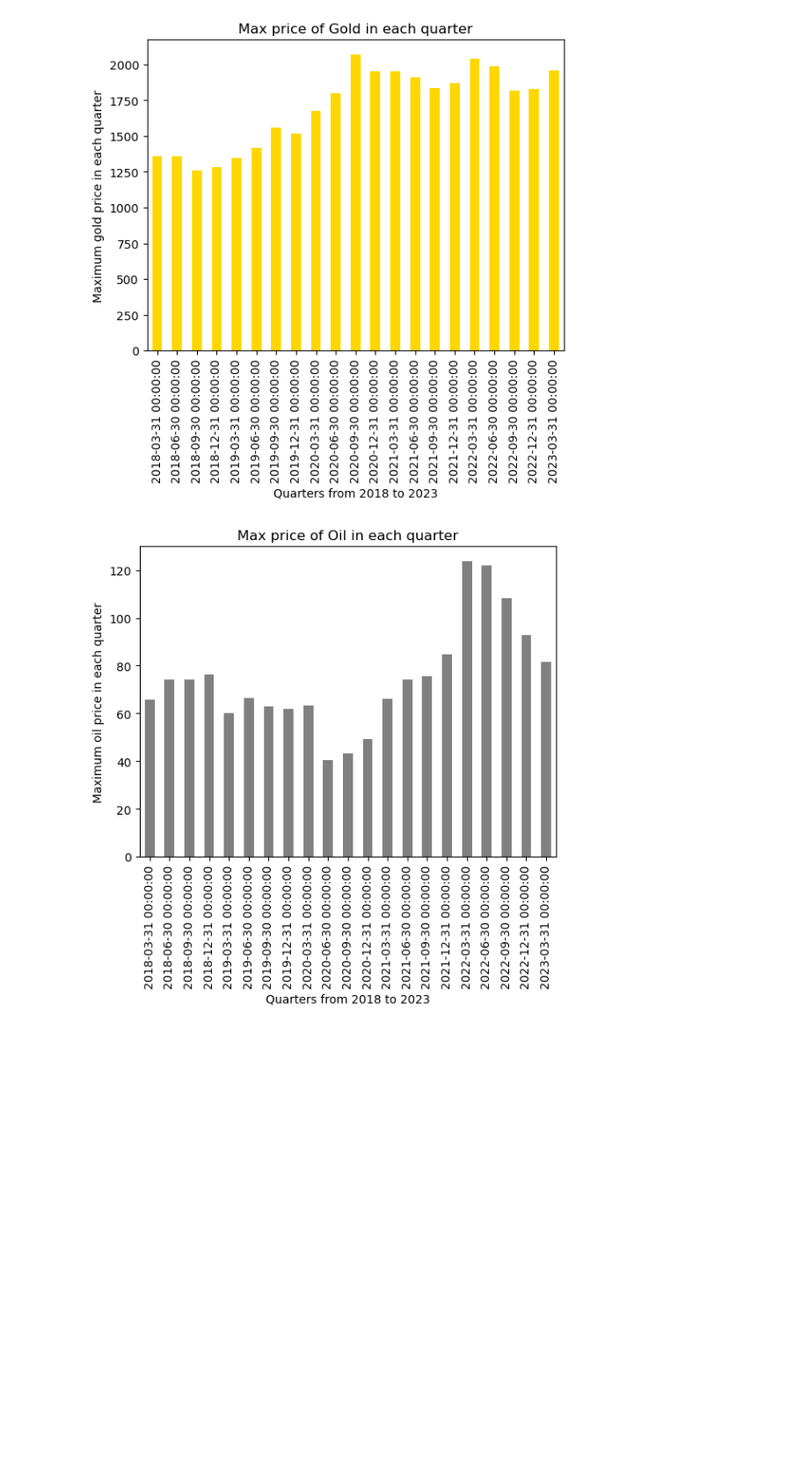
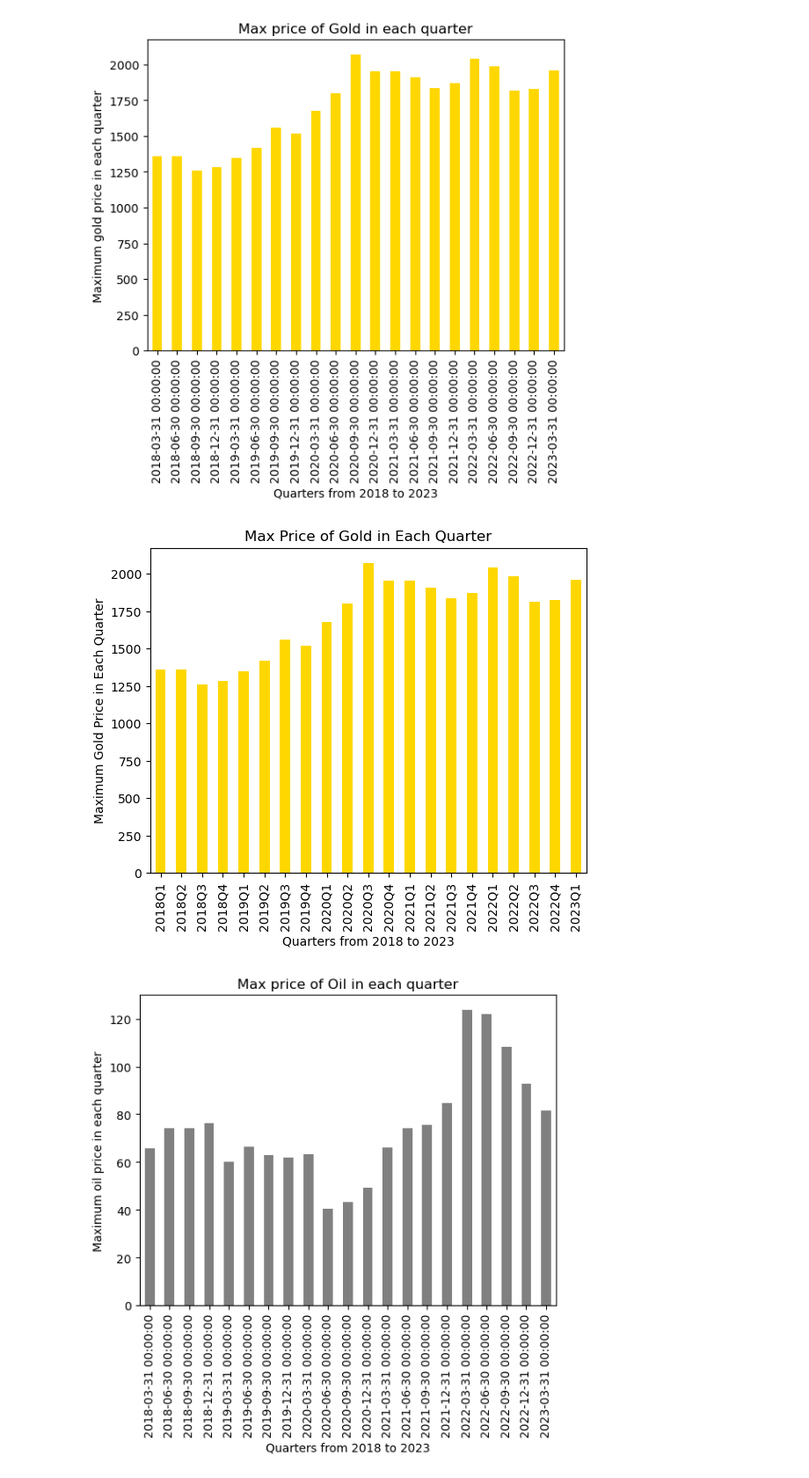
Before and after one commit to gbarn777/project-one, a Jupyter notebook: project1_v3.ipynb, the cells around one changed output. Shown at 88% size. Drawn from its saved outputs; the diff is of its cells as text; code cells hidden in the pictures; blank space fills up the shorter version.

```diff
--- a/project1_v3.ipynb
+++ b/project1_v3.ipynb
@@ -106,6 +106,15 @@ plt.title("Max price of Gold in each quarter")
 plt.show()
 # %% [output]
 [figure]
+# %%
+###############
+clean_oil_gold_df.groupby(clean_oil_gold_df["Date"].dt.to_period('Q'))['gold_price'].max().plot(kind="bar", color = "gold")
+plt.xlabel("Quarters from 2018 to 2023")
+plt.ylabel("Maximum Gold Price in Each Quarter")
+plt.title("Max Price of Gold in Each Quarter")
+plt.show()
+# %% [output]
+[figure, added]
 # %%
 date_index_df.oil_price.resample("Q").max().plot(kind="bar", color = "grey") # Quarterly Max gold prices
 plt.xlabel("Quarters from 2018 to 2023")
```
Also changed, not shown: parts of 5 cells of this notebook, 1 other file.
